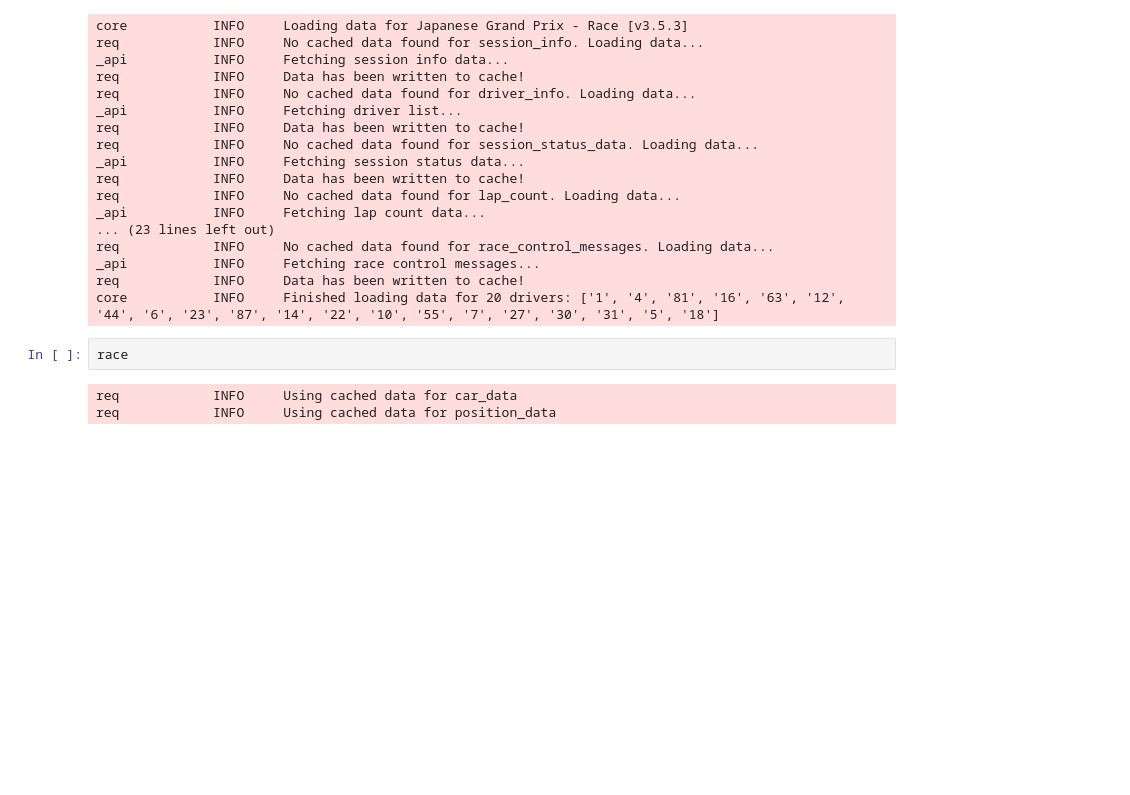
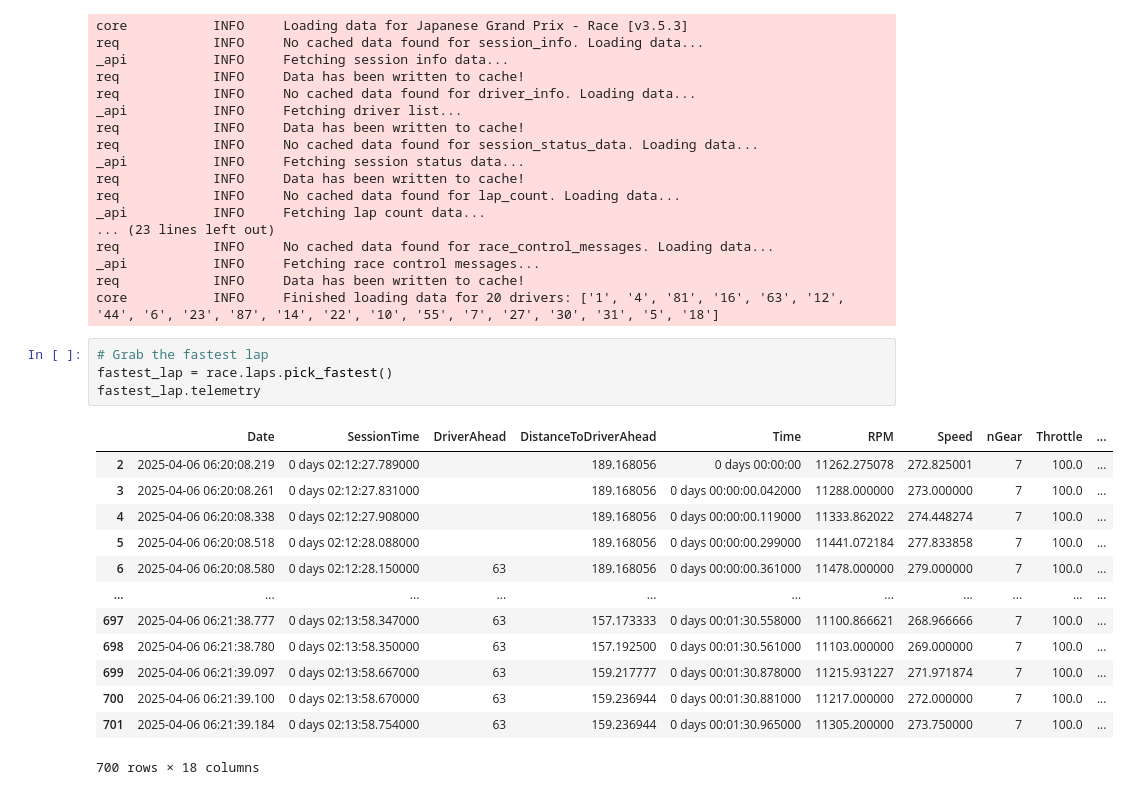
Before and after one commit to OhOmah/F1Revisited, a Jupyter notebook: MaxVSecondSeat.ipynb, the cells around one changed output. Drawn from its saved outputs; the diff is of its cells as text; blank space fills up the shorter version.

```diff
--- a/MaxVSecondSeat.ipynb
+++ b/MaxVSecondSeat.ipynb
@@ -523,8 +524,21 @@ req            INFO     No cached data found for race_control_messages. Loading
 _api           INFO     Fetching race control messages...
 req            INFO     Data has been written to cache!
 core           INFO     Finished loading data for 20 drivers: ['1', '4', '81', '16', '63', '12', '44', '6', '23', '87', '14', '22', '10', '55', '7', '27', '30', '31', '5', '18']
-# %%
-race
-# %% [output]
-req            INFO     Using cached data for car_data
-req            INFO     Using cached data for position_data
+# %%
+# Grab the fastest lap
+fastest_lap = race.laps.pick_fastest()
+fastest_lap.telemetry
+# %% [output]
+|  | Date | SessionTime | DriverAhead | DistanceToDriverAhead | Time | RPM | Speed | nGear | Throttle | ... |
+| 2 | 2025-04-06 06:20:08.219 | 0 days 02:12:27.789000 |  | 189.168056 | 0 days 00:00:00 | 11262.275078 | 272.825001 | 7 | 100.0 | ... |
+| 3 | 2025-04-06 06:20:08.261 | 0 days 02:12:27.831000 |  | 189.168056 | 0 days 00:00:00.042000 | 11288.000000 | 273.000000 | 7 | 100.0 | ... |
+| 4 | 2025-04-06 06:20:08.338 | 0 days 02:12:27.908000 |  | 189.168056 | 0 days 00:00:00.119000 | 11333.862022 | 274.448274 | 7 | 100.0 | ... |
+| 5 | 2025-04-06 06:20:08.518 | 0 days 02:12:28.088000 |  | 189.168056 | 0 days 00:00:00.299000 | 11441.072184 | 277.833858 | 7 | 100.0 | ... |
+| 6 | 2025-04-06 06:20:08.580 | 0 days 02:12:28.150000 | 63 | 189.168056 | 0 days 00:00:00.361000 | 11478.000000 | 279.000000 | 7 | 100.0 | ... |
+| ... | ... | ... | ... | ... | ... | ... | ... | ... | ... | ... |
+| 697 | 2025-04-06 06:21:38.777 | 0 days 02:13:58.347000 | 63 | 157.173333 | 0 days 00:01:30.558000 | 11100.866621 | 268.966666 | 7 | 100.0 | ... |
+| 698 | 2025-04-06 06:21:38.780 | 0 days 02:13:58.350000 | 63 | 157.192500 | 0 days 00:01:30.561000 | 11103.000000 | 269.000000 | 7 | 100.0 | ... |
+| 699 | 2025-04-06 06:21:39.097 | 0 days 02:13:58.667000 | 63 | 159.217777 | 0 days 00:01:30.878000 | 11215.931227 | 271.971874 | 7 | 100.0 | ... |
+| 700 | 2025-04-06 06:21:39.100 | 0 days 02:13:58.670000 | 63 | 159.236944 | 0 days 00:01:30.881000 | 11217.000000 | 272.000000 | 7 | 100.0 | ... |
+| 701 | 2025-04-06 06:21:39.184 | 0 days 02:13:58.754000 | 63 | 159.236944 | 0 days 00:01:30.965000 | 11305.200000 | 273.750000 | 7 | 100.0 | ... |
+700 rows × 18 columns
```
Also changed, not shown: parts of 2 cells of this notebook.
